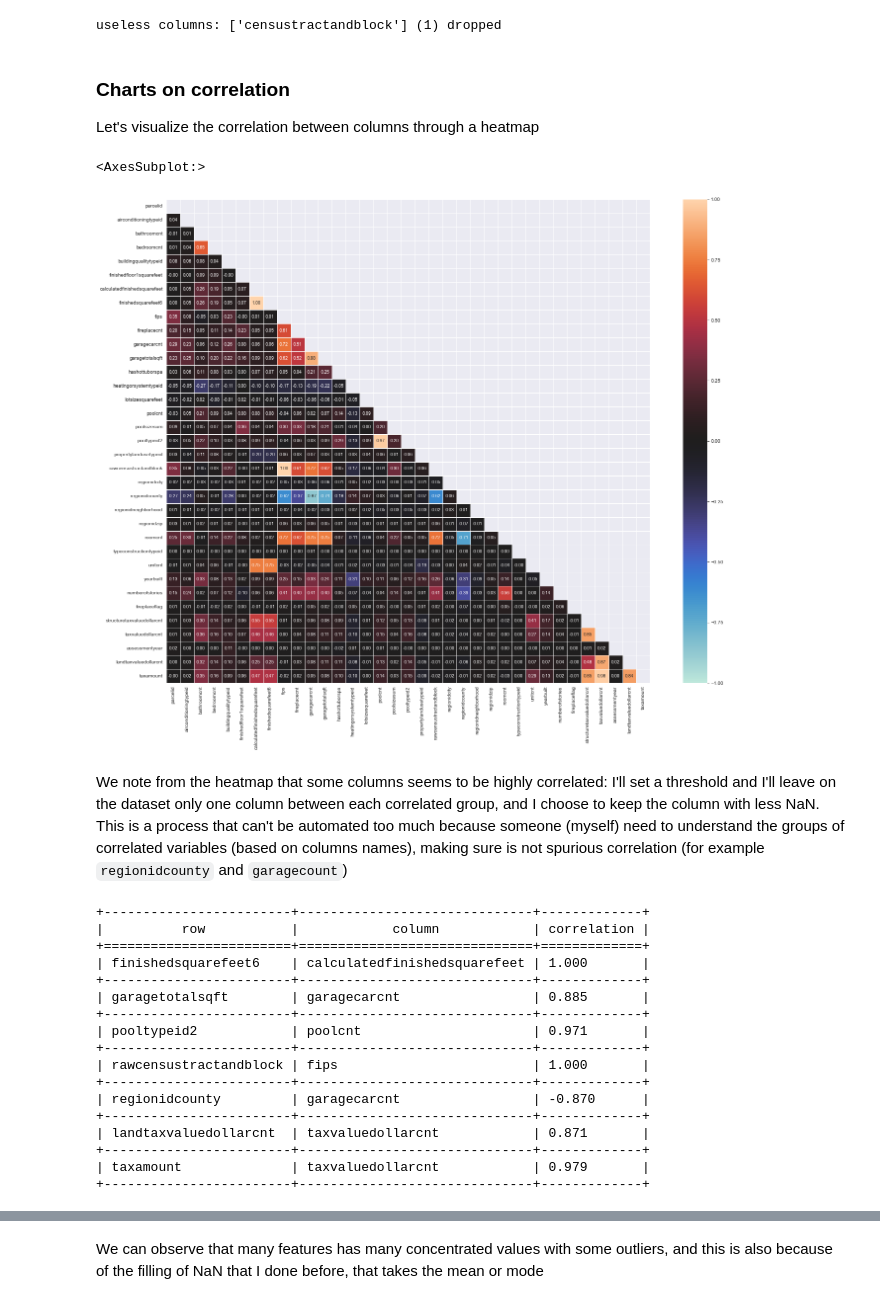
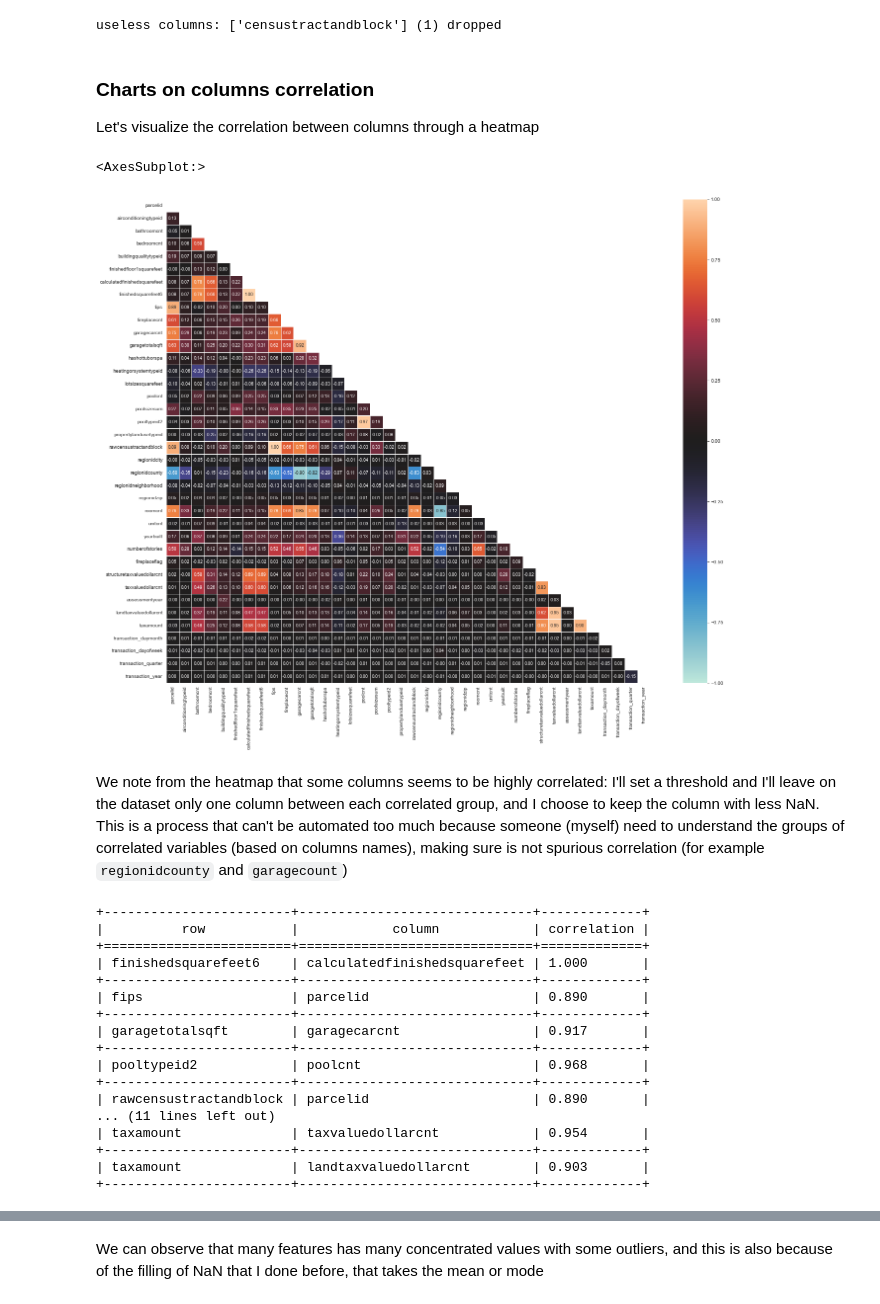
Before and after one commit to mabiondo/DWMProject, a Jupyter notebook: notebooks/DWMProject_ExplorativeDataAnalysis.ipynb, the cells around one changed output, grey strips where cells are left out. Cells and saved outputs as stored; diff of their text form; code cells hidden in the pictures.

Commit message:
One hot encoding, split in train-valid-test, dates handling, changhed data analysis only on train

```diff
--- a/notebooks/DWMProject_ExplorativeDataAnalysis.ipynb
+++ b/notebooks/DWMProject_ExplorativeDataAnalysis.ipynb
@@ -273,17 +305,15 @@ Types are int64, float64 and object. They are ok but some type cast work can be
 I think it's a good idea to switch from int64 and float64 to int32 since the ensure enough precision for the task we are required to perform.
 The only measurement that might require a float precision are the areas, but since they are measured in sqft, a change of a single unit in sqft is detailed enough for the aim of the project
 # %%
-from sys import getsizeof
-
-print(f"size of properties before: {round(getsizeof(properties) / 1000000, 2)} MB")
+print(f"size of properties before: {round(getsizeof(X_train) / 1000000, 2)} MB")
 
 # cast types
-for col in properties.columns:
-    if properties[col].dtype == 'int64' or properties[col].dtype == 'float64':
+for col in X_train.columns:
+    if X_train[col].dtype == 'int64' or X_train[col].dtype == 'float64':
         print(f"convert {col} to int32")
-        properties[col] = properties[col].astype('int32')
+        X_train[col] = X_train[col].astype('int32')
     else:
         print(f"skip {col}")
 
-print(f"size of properties after: {round(getsizeof(properties) / 1000000, 2)} MB")
+print(f"size of properties after: {round(getsizeof(X_train) / 1000000, 2)} MB")
 # %% [output]
@@ -331,40 +359,58 @@ properties.drop(columns=['propertycountylandusecode', 'propertyzoningdesc'], inp
+# %%
+X_train.hashottuborspa = X_train.hashottuborspa.astype('int32')
+X_train.fireplaceflag = X_train.fireplaceflag.astype('int32')
+
+X_train['transaction_daymonth'] = X_train.apply(lambda row: datetime.strptime(row['transactiondate'], '%Y-%m-%d').day,
+                                                axis=1)
+X_train['transaction_dayofweek'] = X_train.apply(
+    lambda row: datetime.strptime(row['transactiondate'], '%Y-%m-%d').weekday(),
+    axis=1)
+X_train['transaction_quarter'] = X_train.apply(
+    lambda row: (datetime.strptime(row['transactiondate'], '%Y-%m-%d').month - 1) // 3, axis=1)
+X_train['transaction_year'] = X_train.apply(lambda row: datetime.strptime(row['transactiondate'], '%Y-%m-%d').year,
+                                            axis=1)
+
+to_drop = ['propertycountylandusecode', 'propertyzoningdesc', 'transactiondate']
+X_train.drop(columns=to_drop, inplace=True)
+dropped.append(to_drop)
 # %% [markdown]
 ### Columns that has one unique value
 Since they don't provide any useful information, they should be removed
 # %%
-useless_cols = []
-for col in properties.columns:
-    if properties[col].nunique(dropna=False) == 1:
-        useless_cols.append(col)
-properties.drop(columns=useless_cols, inplace=True)
-print(f"useless columns: {useless_cols} ({len(useless_cols)}) dropped")
+to_drop = []
+for col in X_train.columns:
+    if X_train[col].nunique(dropna=False) == 1:
+        to_drop.append(col)
+X_train.drop(columns=to_drop, inplace=True)
+dropped.append(to_drop)
+print(f"useless columns: {to_drop} ({len(to_drop)}) dropped")
 # %% [output]
 useless columns: ['censustractandblock'] (1) dropped
 # %% [markdown]
-### Charts on correlation
+### Charts on columns correlation
 Let's visualize the correlation between columns through a heatmap
 # %%
 import numpy as np
 import pandas as pd
 import seaborn as sb
 import matplotlib.pyplot as plt
 
 # Compute the correlation matrix
-corr = properties.corr()
+corr = X_train.corr()
 
 # Generate a mask for the upper triangle
 mask = np.triu(np.ones_like(corr, dtype=bool))
 
 # Set up the matplotlib figure
 plt.close("all")
 f, ax = plt.subplots(figsize=(24, 18))
 
 # Draw the heatmap with the mask and correct aspect ratio
 sb.heatmap(corr, mask=mask, vmax=1.0, vmin=-1.0, center=0, square=True, annot=True, fmt=".2f", annot_kws={"size": 9},
            linewidths=.5)
 # %% [output]
 <AxesSubplot:>
-[figure, old version]
+[figure, new version]
 # %% [markdown]
 We note from the heatmap that some columns seems to be highly correlated: I'll set a threshold and I'll leave on the dataset only one column between each correlated group, and I choose to keep the column with less NaN.
 This is a process that can't be automated too much because someone (myself) need to understand the groups of correlated variables (based on columns names), making sure is not spurious correlation (for example `regionidcounty` and `garagecount`)
@@ -373,11 +419,11 @@ from texttable import Texttable
 
 t = Texttable()
 t.add_rows([["row", "column", "correlation"]])
-threshold = 0.9
+threshold = 0.85
 
 for r in corr.columns:
     for c in corr.columns:
-        if abs(corr.loc[r, c]) >= 0.85  and corr.columns.get_loc(r) > corr.columns.get_loc(
+        if abs(corr.loc[r, c]) >= threshold and corr.columns.get_loc(r) > corr.columns.get_loc(
                 c):  # check also to take only values under the main diagonal (to avoid repetitions)
             t.add_row([r, c, corr.loc[r, c]])
 
@@ -388,18 +434,18 @@ print(t.draw())
 +========================+==============================+=============+
 | finishedsquarefeet6    | calculatedfinishedsquarefeet | 1.000       |
 +------------------------+------------------------------+-------------+
-| garagetotalsqft        | garagecarcnt                 | 0.885       |
+| fips                   | parcelid                     | 0.890       |
 +------------------------+------------------------------+-------------+
-| pooltypeid2            | poolcnt                      | 0.971       |
+| garagetotalsqft        | garagecarcnt                 | 0.917       |
 +------------------------+------------------------------+-------------+
-| rawcensustractandblock | fips                         | 1.000       |
+| pooltypeid2            | poolcnt                      | 0.968       |
 +------------------------+------------------------------+-------------+
-| regionidcounty         | garagecarcnt                 | -0.870      |
+| rawcensustractandblock | parcelid                     | 0.890       |
+... (11 lines left out)
+| taxamount              | taxvaluedollarcnt            | 0.954       |
 +------------------------+------------------------------+-------------+
-| landtaxvaluedollarcnt  | taxvaluedollarcnt            | 0.871       |
+| taxamount              | landtaxvaluedollarcnt        | 0.903       |
 +------------------------+------------------------------+-------------+
-| taxamount              | taxvaluedollarcnt            | 0.979       |
-+------------------------+------------------------------+-------------+
 # %% [markdown]
 So the groups can be:
 - finishedsquarefeet6, calculatedfinishedsquarefeet
```
Also changed, not shown: parts of 58 cells of this notebook.
